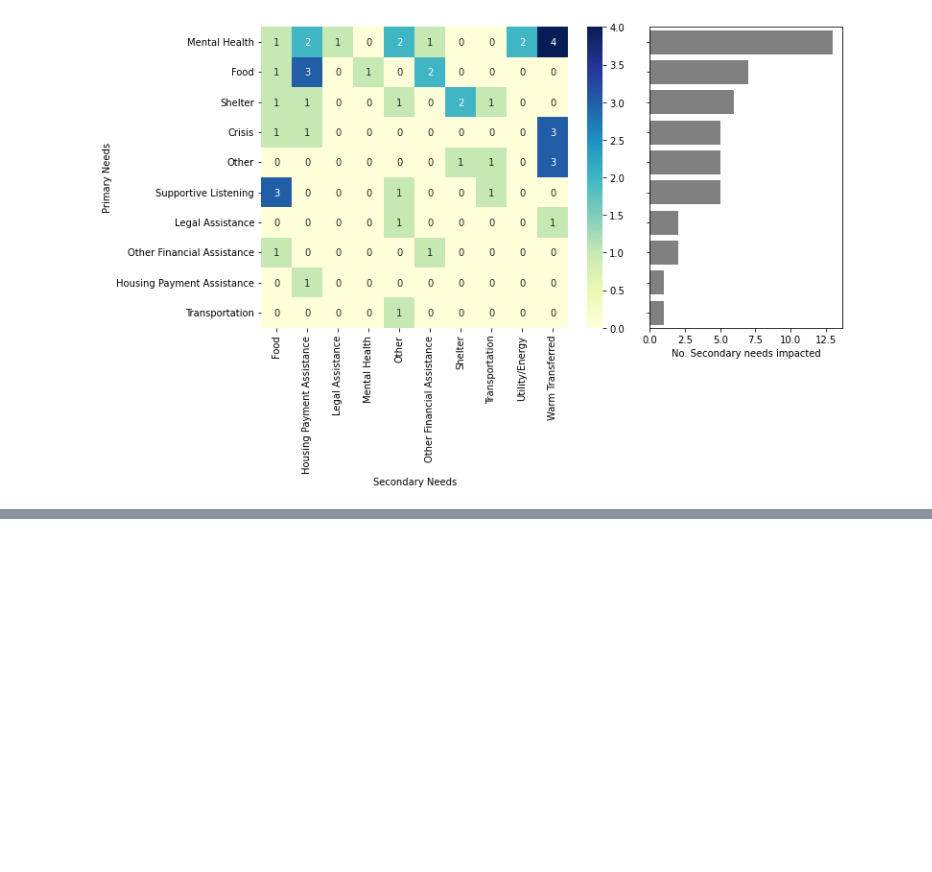
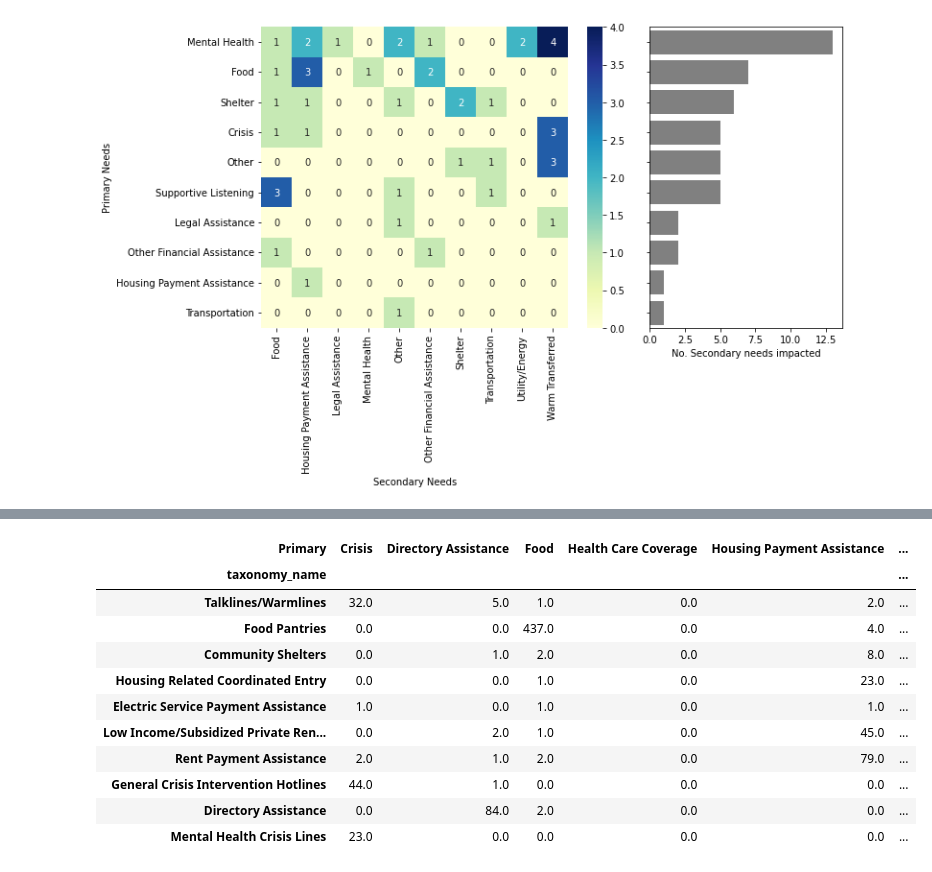
Before and after one commit to datakind/uwwi-datadive-dec-22, a Jupyter notebook: UWWi - Primary_Secondary_Needs_EDA_&_Viz.ipynb, the cells around one changed output, grey strips where cells are left out. Cells and saved outputs as stored; diff of their text form; code cells hidden in the pictures; blank space fills up the shorter version.

```diff
--- a/UWWi - Primary_Secondary_Needs_EDA_&_Viz.ipynb
+++ b/UWWi - Primary_Secondary_Needs_EDA_&_Viz.ipynb
@@ -115,0 +139,25 @@ fig.tight_layout()
+# %%
+#Create a dataframe with taxonomy name as index and primary needs as columns. Values are the number of times a
+#call with a given taxonomy name had a given primary need
+taxonomy = (taxonomy
+        #Convert string literal to list. Primary needs are lists saved as strings
+        .assign(Primary=taxonomy.InteractionOption_SwfPrimaryNeeds.apply(lambda x: literal_eval(x)),
+                #Parse the taxonomy name
+                taxonomy_name=(taxonomy
+                               .InteractionReferral_ReferralsModule
+                               .str.split("'Taxonomy_Name':")
+                               .apply(lambda x: x[1])
+                               .str.split(',')
+                               .apply(lambda x: x[0])
+                               .str.strip().str.replace("'", "")
+                              )
+                )
+        .explode('Primary') #Place each list item in a row. Some primary entries where list of len > 1 - e.g. ['Food', 'Crisis']
+        [['Primary', 'taxonomy_name']]
+        .dropna()
+        .groupby(['taxonomy_name','Primary'])['Primary']
+        .count()#Count the number of times a taxonomy name is in a call with a given primary need
+        .reset_index(name='ct')
+        .pivot_table(index='taxonomy_name', columns='Primary', values='ct')#Pivot table to easily display it as a heatmap
+        .fillna(0)
+        )
@@ -115,0 +195,15 @@ fig.tight_layout()
+# %%
+taxonomy
+# %% [output]
+| Primary | Crisis | Directory Assistance | Food | Health Care Coverage | Housing Payment Assistance | ... |
+| taxonomy_name |  |  |  |  |  | ... |
+| Talklines/Warmlines | 32.0 | 5.0 | 1.0 | 0.0 | 2.0 | ... |
+| Food Pantries | 0.0 | 0.0 | 437.0 | 0.0 | 4.0 | ... |
+| Community Shelters | 0.0 | 1.0 | 2.0 | 0.0 | 8.0 | ... |
+| Housing Related Coordinated Entry | 0.0 | 0.0 | 1.0 | 0.0 | 23.0 | ... |
+| Electric Service Payment Assistance | 1.0 | 0.0 | 1.0 | 0.0 | 1.0 | ... |
+| Low Income/Subsidized Private Ren... | 0.0 | 2.0 | 1.0 | 0.0 | 45.0 | ... |
+| Rent Payment Assistance | 2.0 | 1.0 | 2.0 | 0.0 | 79.0 | ... |
+| General Crisis Intervention Hotlines | 44.0 | 1.0 | 0.0 | 0.0 | 0.0 | ... |
+| Directory Assistance | 0.0 | 84.0 | 2.0 | 0.0 | 0.0 | ... |
+| Mental Health Crisis Lines | 23.0 | 0.0 | 0.0 | 0.0 | 0.0 | ... |
```
Also changed, not shown: parts of 20 cells of this notebook.
